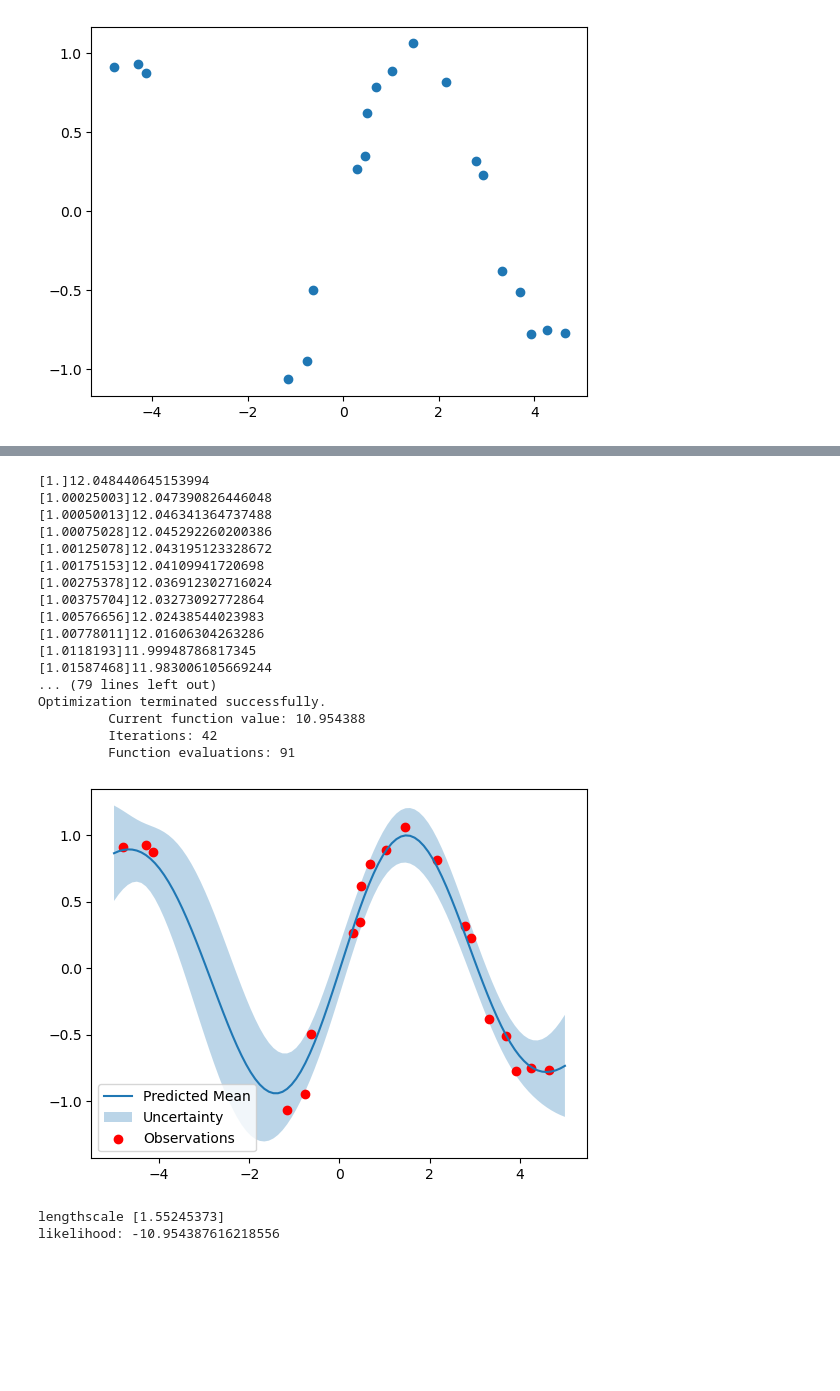
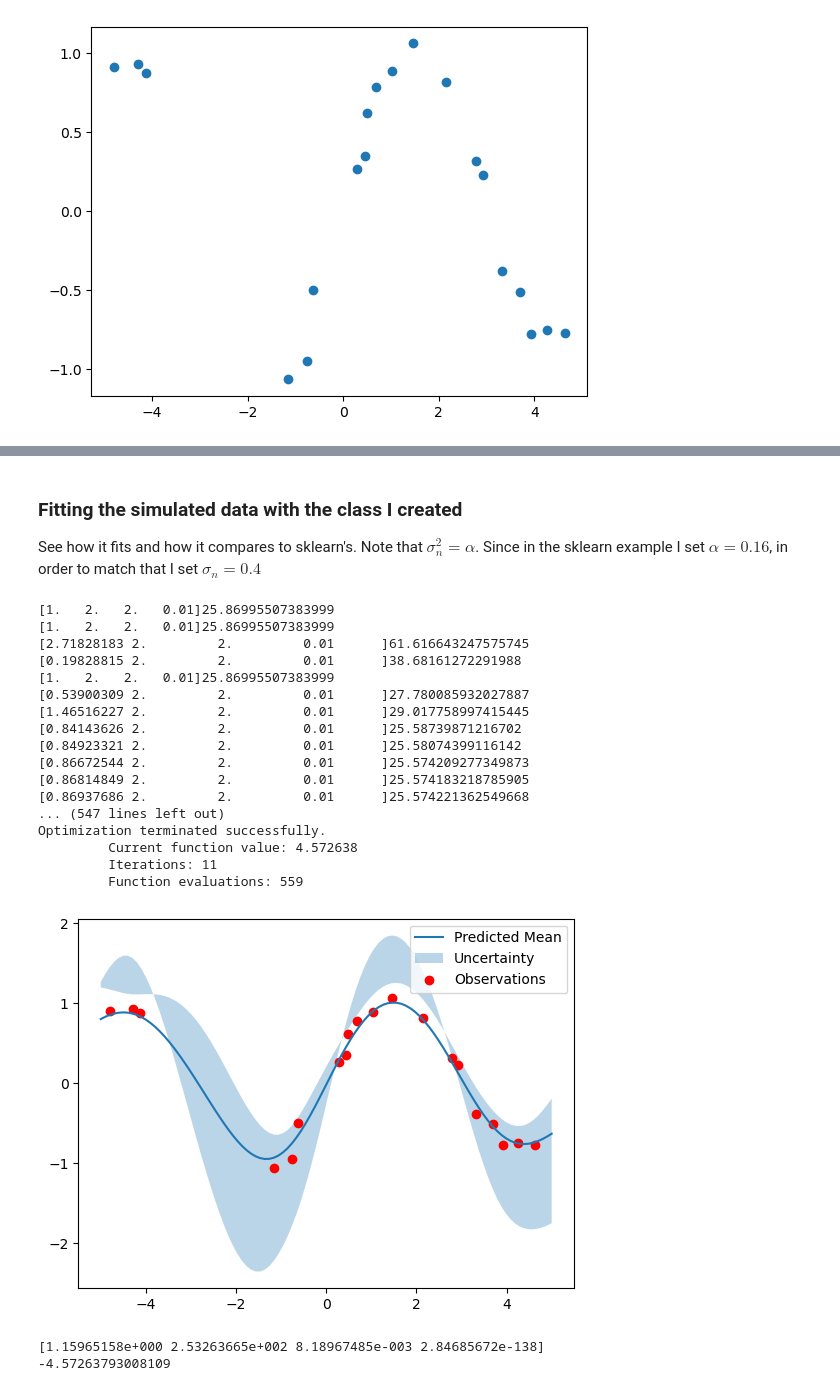
Before and after one commit to Fabian-Leal/Warped-GPs-, a Jupyter notebook: Warping simulated sine.ipynb, the cells around one changed output, grey strips where cells are left out. Drawn from its saved outputs; the diff is of its cells as text; code cells hidden in the pictures; blank space fills up the shorter version.

```diff
--- a/Warping simulated sine.ipynb
+++ b/Warping simulated sine.ipynb
@@ -13,17 +15,12 @@ plt.scatter(X,y)
 # %%
-
-
-# Generate some random data
-np.random.seed(0)
-X = np.random.uniform(-5, 5, size=(20, 1))
-y = np.sin(X[:, 0]) + np.random.normal(0, 0.1, size=(20,))
+from sklearn.gaussian_process import GaussianProcessRegressor
+from sklearn.gaussian_process.kernels import RBF
 
 # Define the kernel
 kernel = RBF(length_scale=1.0)
 
 # Create the GP regressor
 gp = GaussianProcessRegressor(kernel=kernel, alpha=0.16)
-
 
 # Fit the GP to the data
 gp.fit(X, y)
@@ -48,0 +42,4 @@ likelihood: -10.954387616218558
+# %% [markdown]
+### Fitting the simulated data with the class I created
+
+See how it fits and how it compares to sklearn's. Note that $\sigma_n^2 = \alpha$. Since in the sklearn example I set $\alpha = 0.16$, in order to match that I set $\sigma_n = 0.4$
@@ -51,56 +74,63 @@ import numpy as np
 import matplotlib.pyplot as plt
 from GPR import GPR
 
+I = 1
+val_a = 2
+val_b = 2
+val_c = 0.01
+a = np.full(I, val_a)
+b = np.full(I, val_b)
+c = np.full(I, val_c)
 
 # Generate some random data
 np.random.seed(0)
 X = np.random.uniform(-5, 5, size=(20, 1))
 y = np.sin(X[:, 0]) + np.random.normal(0, 0.1, size=(20,))
 
 # Define the kernel
 
 # Create the GP regressor
 
 signal_variance = 1 #1
 lengthscale = 1 #0.3
 sigma_n = 0.4#0.1
-gp = GPR("Squared Exponential", X, y, [signal_variance,lengthscale], sigma_n)
+gpw = GPR("Squared Exponential", X, y, [signal_variance,lengthscale], sigma_n, [a,b,c])
 
 # Fit the GP to the data
-gp.fit()
+gpw.fit()
 
 # Generate some test data
 X_test = np.linspace(-5, 5, 100).reshape(-1, 1)
 
 # Get the predicted mean and variance
-y_mean, y_std = gp.predict(X_test)
+yw_mean, yw_std = gpw.predict_original(X_test)
 
 # Plot the results
-plt.plot(X_test, y_mean, label='Predicted Mean')
-plt.fill_between(X_test[:, 0], y_mean.reshape(-1) - y_std.reshape(-1), y_mean.reshape(-1) + y_std.reshape(-1), alpha=0.3, label='Uncertainty')
+plt.plot(X_test, yw_mean, label='Predicted Mean')
+plt.fill_between(X_test[:, 0], y_mean.reshape(-1) - yw_std.reshape(-1), yw_mean.reshape(-1) + yw_std.reshape(-1), alpha=0.3, label='Uncertainty')
 plt.scatter(X[:, 0], y, label='Observations', color='red')
 plt.legend()
 plt.show()
-print('lengthscale',gp.optimal_params)
-print('likelihood:',gp.log_marginal_likelihood())
+print(gpw.optimal_params)
+print(gpw.log_marginal_likelihood())
 # %% [output]
-[1.]12.048440645153994
-[1.00025003]12.047390826446048
-[1.00050013]12.046341364737488
-[1.00075028]12.045292260200386
-[1.00125078]12.043195123328672
-[1.00175153]12.04109941720698
-[1.00275378]12.036912302716024
-[1.00375704]12.03273092772864
-[1.00576656]12.02438544023983
-[1.00778011]12.01606304263286
-[1.0118193]11.99948786817345
-[1.01587468]11.983006105669244
-... (79 lines left out)
+[1.   2.   2.   0.01]25.86995507383999
+[1.   2.   2.   0.01]25.86995507383999
+[2.71828183 2.         2.         0.01      ]61.616643247575745
+[0.19828815 2.         2.         0.01      ]38.68161272291988
+[1.   2.   2.   0.01]25.86995507383999
+[0.53900309 2.         2.         0.01      ]27.780085932027887
+[1.46516227 2.         2.         0.01      ]29.017758997415445
+[0.84143626 2.         2.         0.01      ]25.58739871216702
+[0.84923321 2.         2.         0.01      ]25.58074399116142
+[0.86672544 2.         2.         0.01      ]25.574209277349873
+[0.86814849 2.         2.         0.01      ]25.574183218785905
+[0.86937686 2.         2.         0.01      ]25.574221362549668
+... (547 lines left out)
 Optimization terminated successfully.
-         Current function value: 10.954388
-         Iterations: 42
-         Function evaluations: 91
+         Current function value: 4.572638
+         Iterations: 11
+         Function evaluations: 559
-[figure, old version]
+[figure, new version]
-lengthscale [1.55245373]
-likelihood: -10.954387616218556
+[1.15965158e+000 2.53263665e+002 8.18967485e-003 2.84685672e-138]
+-4.57263793008109
```
Also changed, not shown: parts of 6 cells of this notebook, 3 other files.
